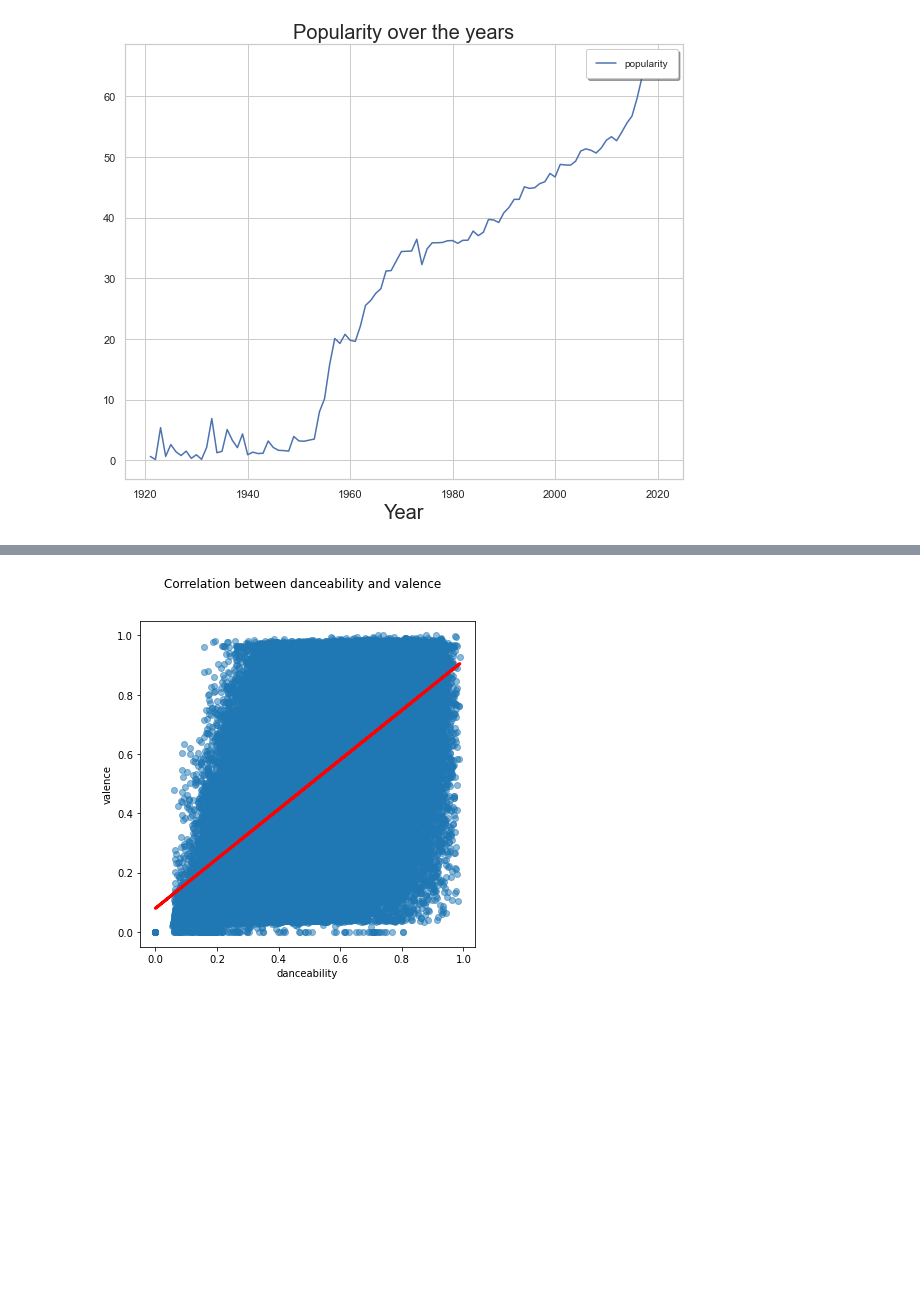
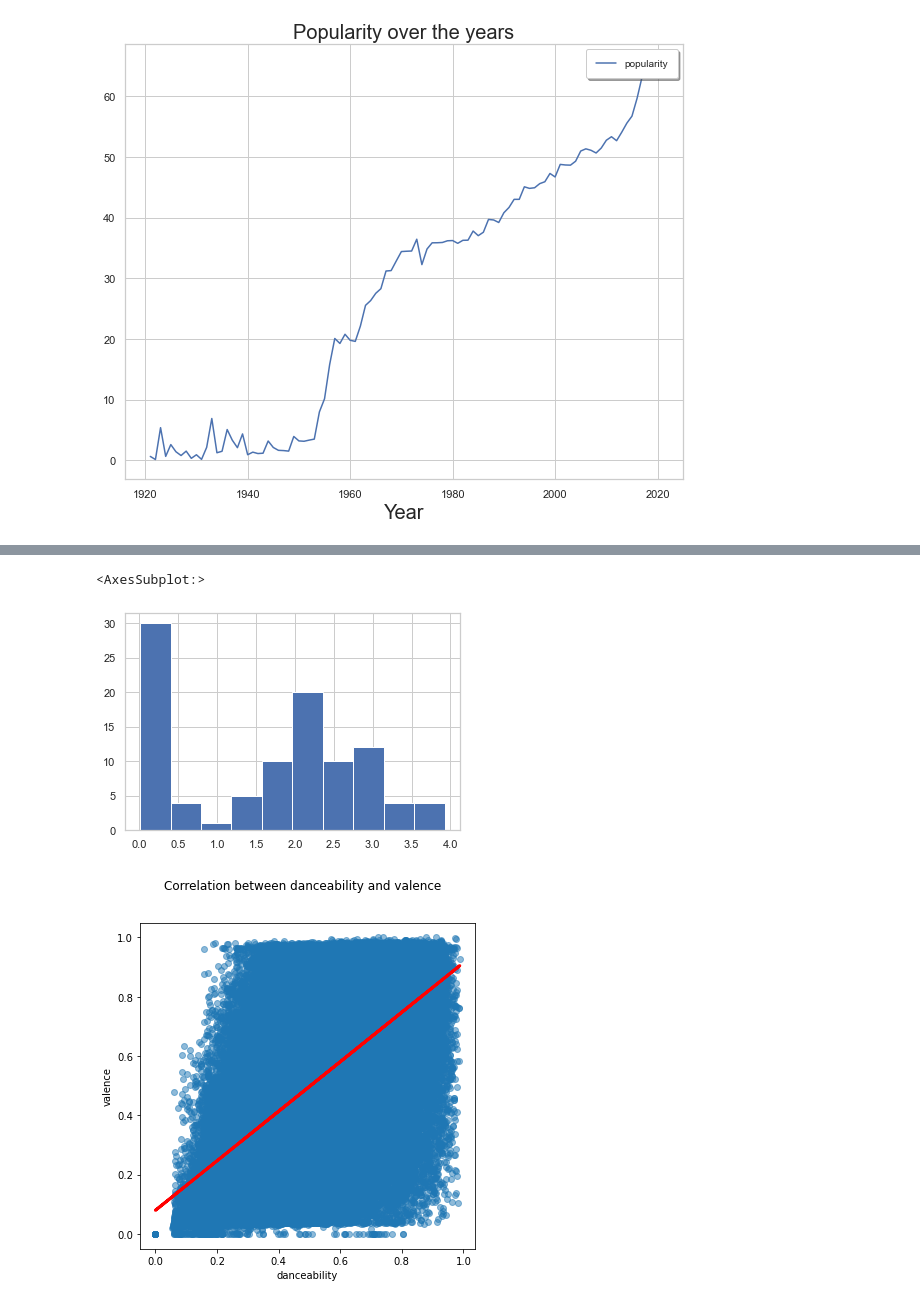
Before and after one commit to adriantyl/Capstone-Project-, a Jupyter notebook: EDA.ipynb, the cells around one changed output, grey strips where cells are left out. Saved outputs shown, nothing was run; the diff lists cells and outputs as text; code cells hidden in the pictures; blank space fills up the shorter version.

```diff
--- a/EDA.ipynb
+++ b/EDA.ipynb
@@ -189,0 +311,5 @@ Text(0.5, 0, 'Year')
+# %%
+data.groupby('year').mean()['popularityCategory'].hist()
+# %% [output]
+<AxesSubplot:>
+[figure, added]
```
Also changed, not shown: parts of 18 cells of this notebook, 8 other files.
